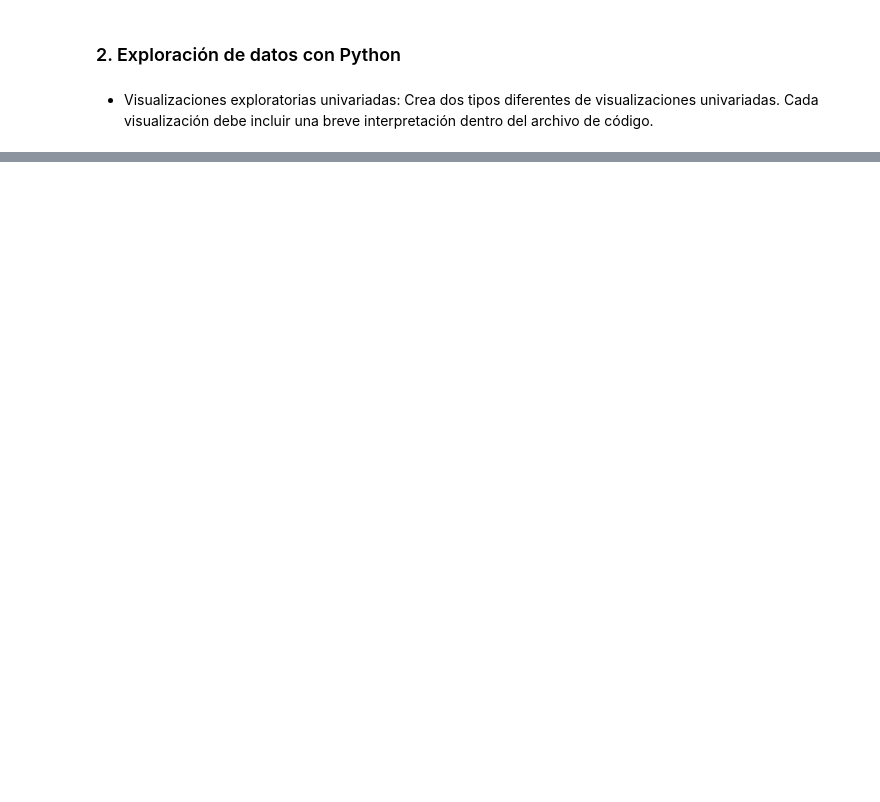
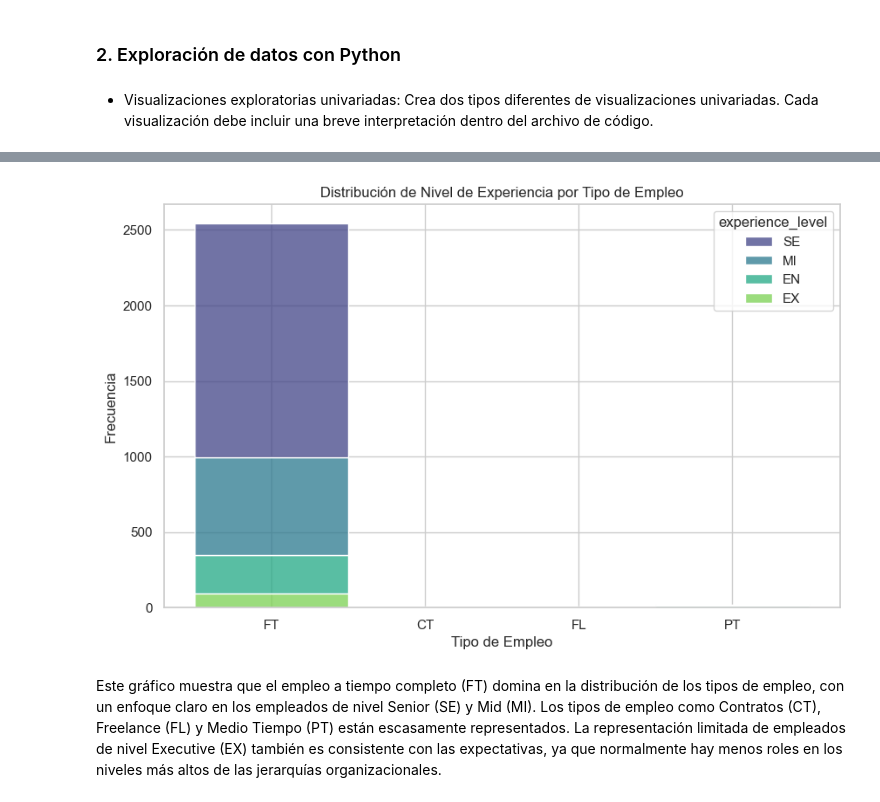
Before and after one commit to gonzalofe/Analizando-los-Salarios-en-Ciencia-de-Datos-en-2023, a Jupyter notebook: notebooks/analisis_salarios.ipynb, the cells around one changed output, grey strips where cells are left out. Drawn from its saved outputs; the diff is of its cells as text; code cells hidden in the pictures; blank space fills up the shorter version.

```diff
--- a/notebooks/analisis_salarios.ipynb
+++ b/notebooks/analisis_salarios.ipynb
@@ -219,0 +244,12 @@ plt.show()
+# %%
+# Crear un gráfico de barras apiladas para mostrar el nivel de experiencia por tipo de empleo
+plt.figure(figsize=(10, 6))
+sns.histplot(data=df_limpio_sin_outliers, x='employment_type', hue='experience_level', multiple='stack', palette='viridis')
+plt.title('Distribución de Nivel de Experiencia por Tipo de Empleo')
+plt.xlabel('Tipo de Empleo')
+plt.ylabel('Frecuencia')
+plt.show()
+# %% [output]
+[figure, added]
+# %% [markdown]
+Este gráfico muestra que el empleo a tiempo completo (FT) domina en la distribución de los tipos de empleo, con un enfoque claro en los empleados de nivel Senior (SE) y Mid (MI). Los tipos de empleo como Contratos (CT), Freelance (FL) y Medio Tiempo (PT) están escasamente representados. La representación limitada de empleados de nivel Executive (EX) también es consistente con las expectativas, ya que normalmente hay menos roles en los niveles más altos de las jerarquías organizacionales.
```
Also changed, not shown: parts of 28 cells of this notebook.
